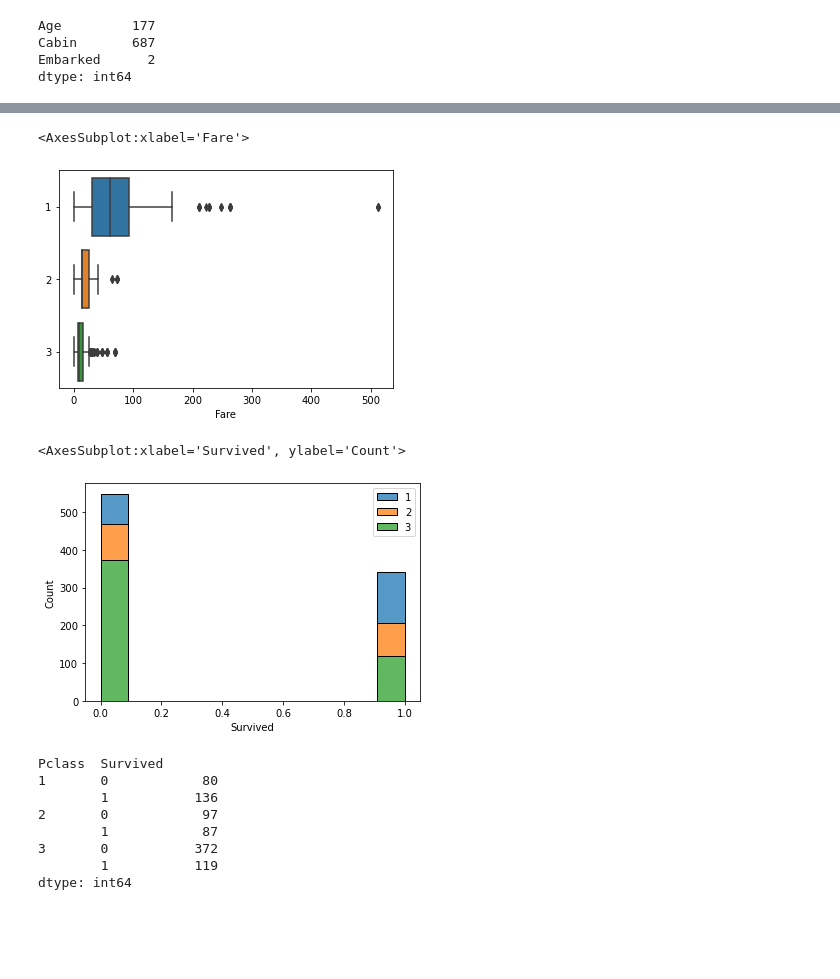
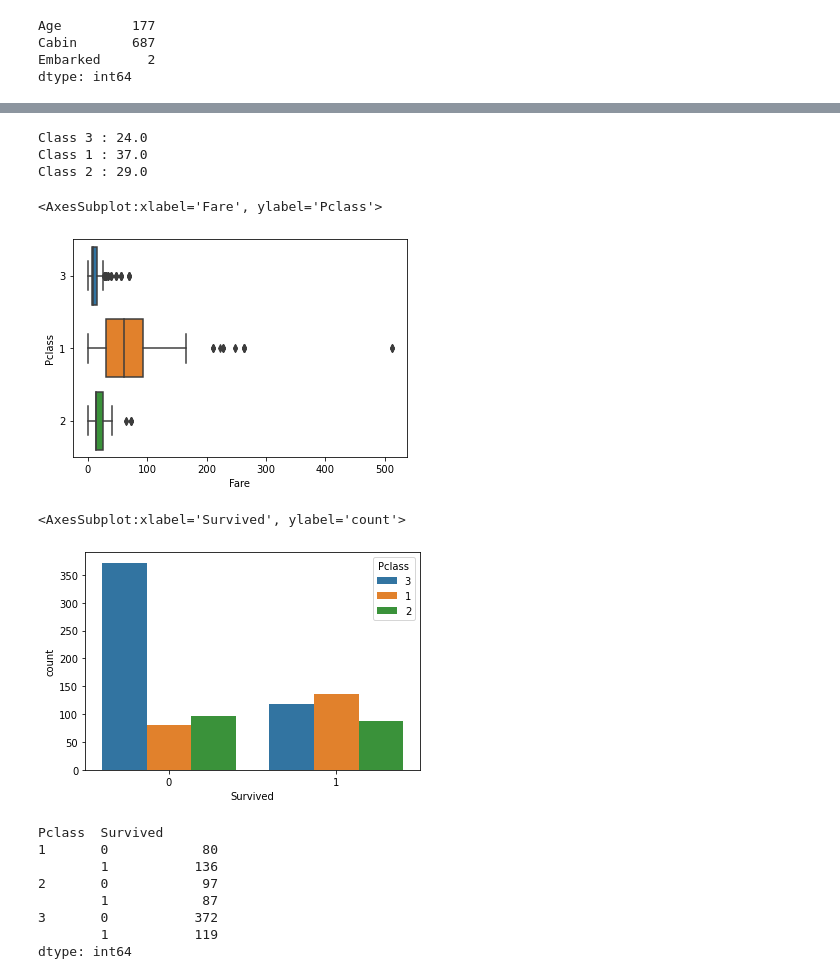
Before and after one commit to tsongglod123/predict-survival-on-the-titanic, a Jupyter notebook: predict-survival-on-the-titanic-python.ipynb, the cells around one changed output, grey strips where cells are left out. Saved outputs shown, nothing was run; the diff lists cells and outputs as text; code cells hidden in the pictures; blank space fills up the shorter version.

```diff
--- a/predict-survival-on-the-titanic-python.ipynb
+++ b/predict-survival-on-the-titanic-python.ipynb
@@ -67,6 +71,8 @@ Data columns (total 12 columns):
  11  Embarked     889 non-null    object
 dtypes: float64(2), int64(5), object(5)
 memory usage: 83.7+ KB
+# %%
+df_train["Pclass"] = df_train["Pclass"].astype(str)
 # %%
 df_train.isna().sum()[df_train.isna().sum() > 0]
 # %% [output]
@@ -96,0 +140,8 @@ sns.boxplot(
+# %%
+for pclass in df_train["Pclass"].unique():
+    age_median = df_train.loc[df_train["Pclass"] == pclass, "Age"].median()
+    print("Class", pclass, ":", age_median)
+# %% [output]
+Class 3 : 24.0
+Class 1 : 37.0
+Class 2 : 29.0
@@ -97,20 +155,21 @@ sns.boxplot(
 # %%
 sns.boxplot(
-    x = df_train["Fare"],
-    y = pd.Categorical(df_train["Pclass"])
+    data = df_train,
+    x = "Fare",
+    y = "Pclass"
 )
 # %% [output]
-<AxesSubplot:xlabel='Fare'>
+<AxesSubplot:xlabel='Fare', ylabel='Pclass'>
-[figure, old version]
+[figure, new version]
 # %%
-sns.histplot(
-    x = df_train["Survived"],
-    hue = pd.Categorical(df_train["Pclass"]),
-    multiple = "stack"
+sns.countplot(
+    data = df_train,
+    x = "Survived",
+    hue = "Pclass"
 )
 # %% [output]
-<AxesSubplot:xlabel='Survived', ylabel='Count'>
+<AxesSubplot:xlabel='Survived', ylabel='count'>
-[figure, old version]
+[figure, new version]
 # %%
 df_train.groupby(["Pclass", "Survived"]).size()
 # %% [output]
```
Also changed, not shown: parts of 84 cells of this notebook.
